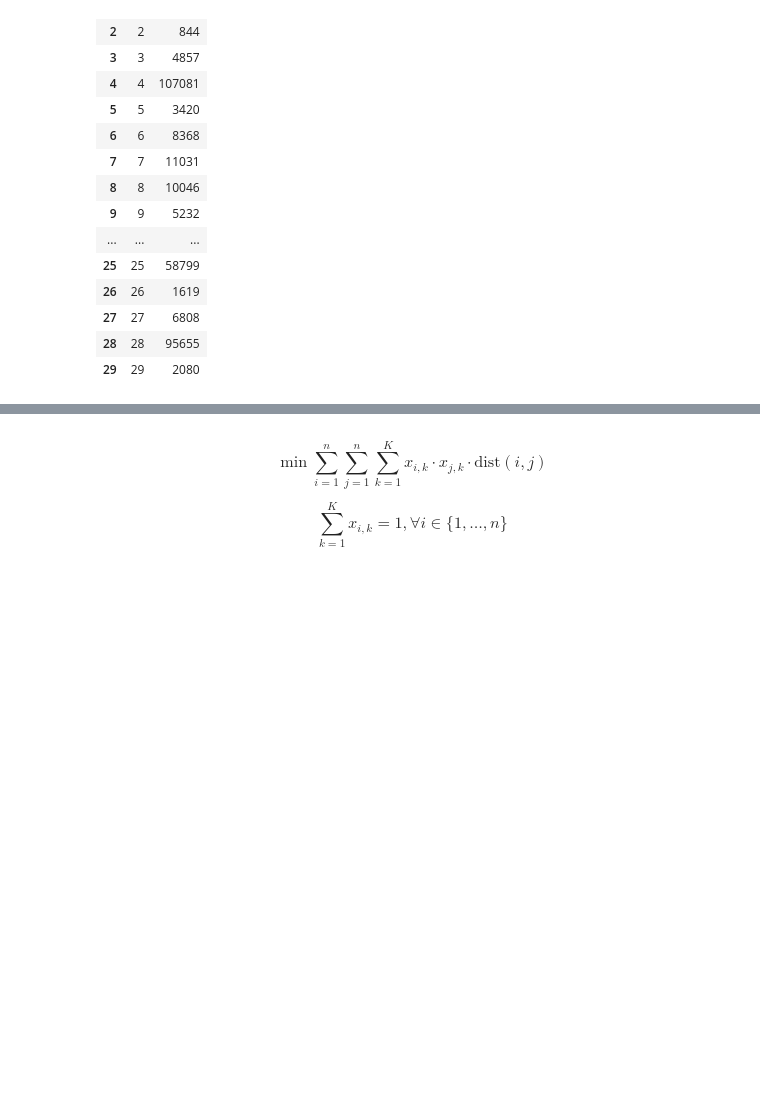
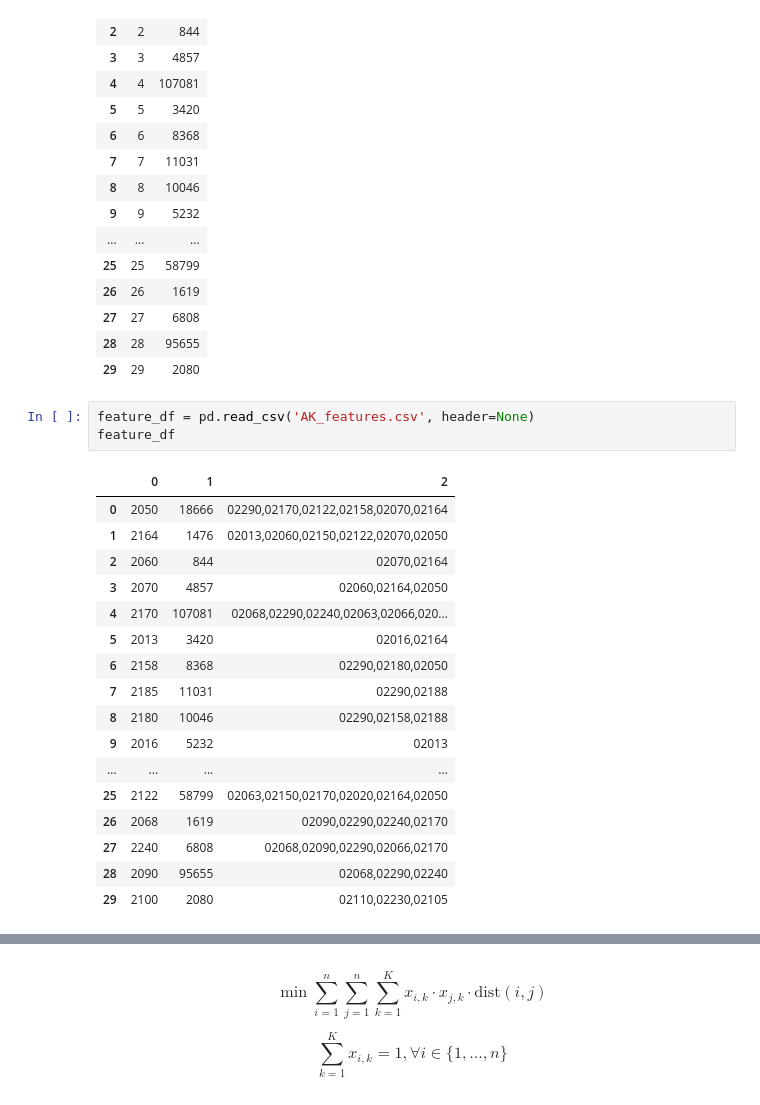
Before and after one commit to BartB99/2AMS50, a Jupyter notebook: gurobi_tests.ipynb, the cells around one changed output, grey strips where cells are left out. Cells and saved outputs as stored; diff of their text form; blank space fills up the shorter version.

```diff
--- a/gurobi_tests.ipynb
+++ b/gurobi_tests.ipynb
@@ -41,3 +52,24 @@ pop_df
 | 27 | 27 | 6808 |
 | 28 | 28 | 95655 |
 | 29 | 29 | 2080 |
+# %%
+feature_df = pd.read_csv('AK_features.csv', header=None)
+feature_df
+# %% [output]
+|  | 0 | 1 | 2 |
+| 0 | 2050 | 18666 | 02290,02170,02122,02158,02070,02164 |
+| 1 | 2164 | 1476 | 02013,02060,02150,02122,02070,02050 |
+| 2 | 2060 | 844 | 02070,02164 |
+| 3 | 2070 | 4857 | 02060,02164,02050 |
+| 4 | 2170 | 107081 | 02068,02290,02240,02063,02066,020... |
+| 5 | 2013 | 3420 | 02016,02164 |
+| 6 | 2158 | 8368 | 02290,02180,02050 |
+| 7 | 2185 | 11031 | 02290,02188 |
+| 8 | 2180 | 10046 | 02290,02158,02188 |
+| 9 | 2016 | 5232 | 02013 |
+| ... | ... | ... | ... |
+| 25 | 2122 | 58799 | 02063,02150,02170,02020,02164,02050 |
+| 26 | 2068 | 1619 | 02090,02290,02240,02170 |
+| 27 | 2240 | 6808 | 02068,02090,02290,02066,02170 |
+| 28 | 2090 | 95655 | 02068,02290,02240 |
+| 29 | 2100 | 2080 | 02110,02230,02105 |
```
Also changed, not shown: parts of 11 cells of this notebook, 1 other file.
